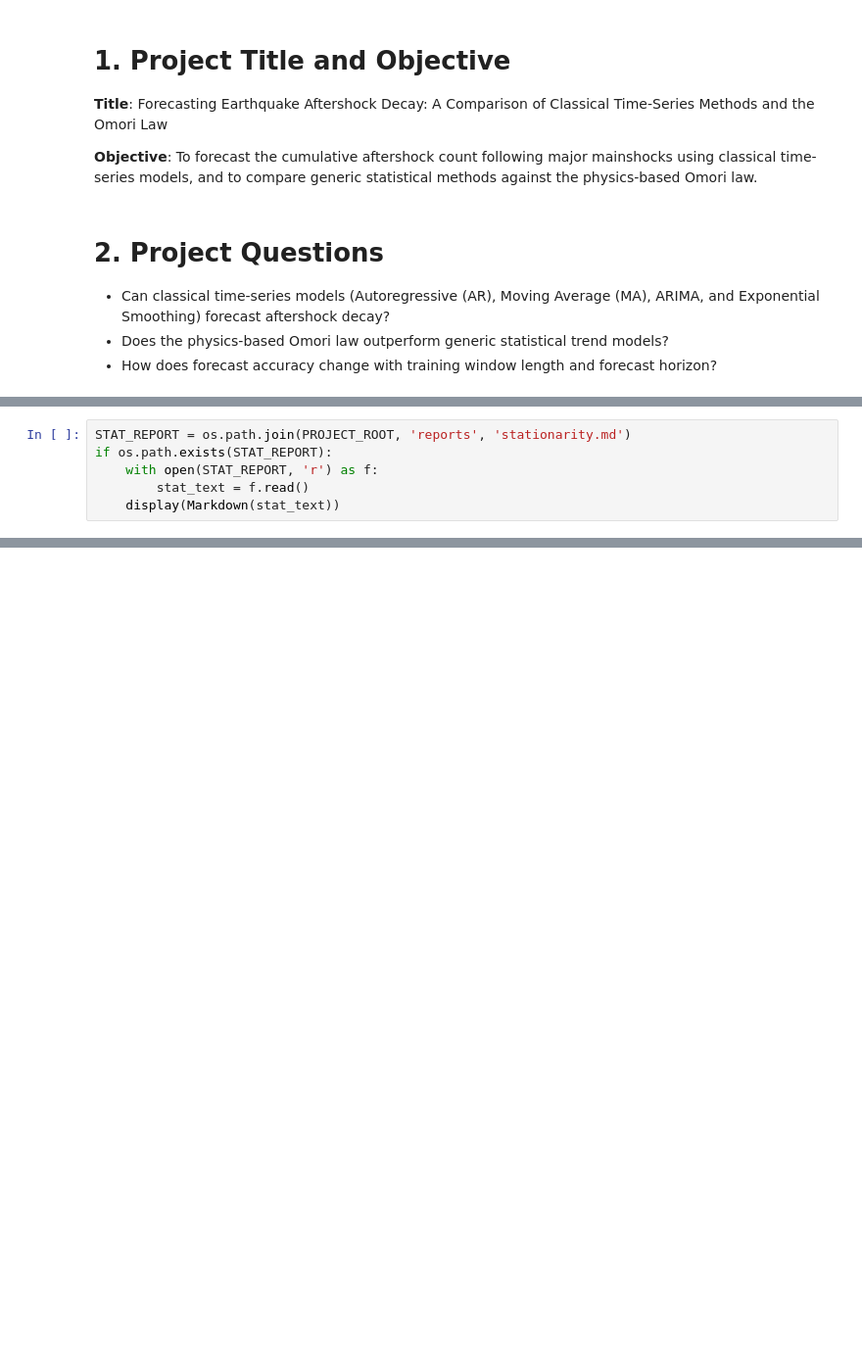
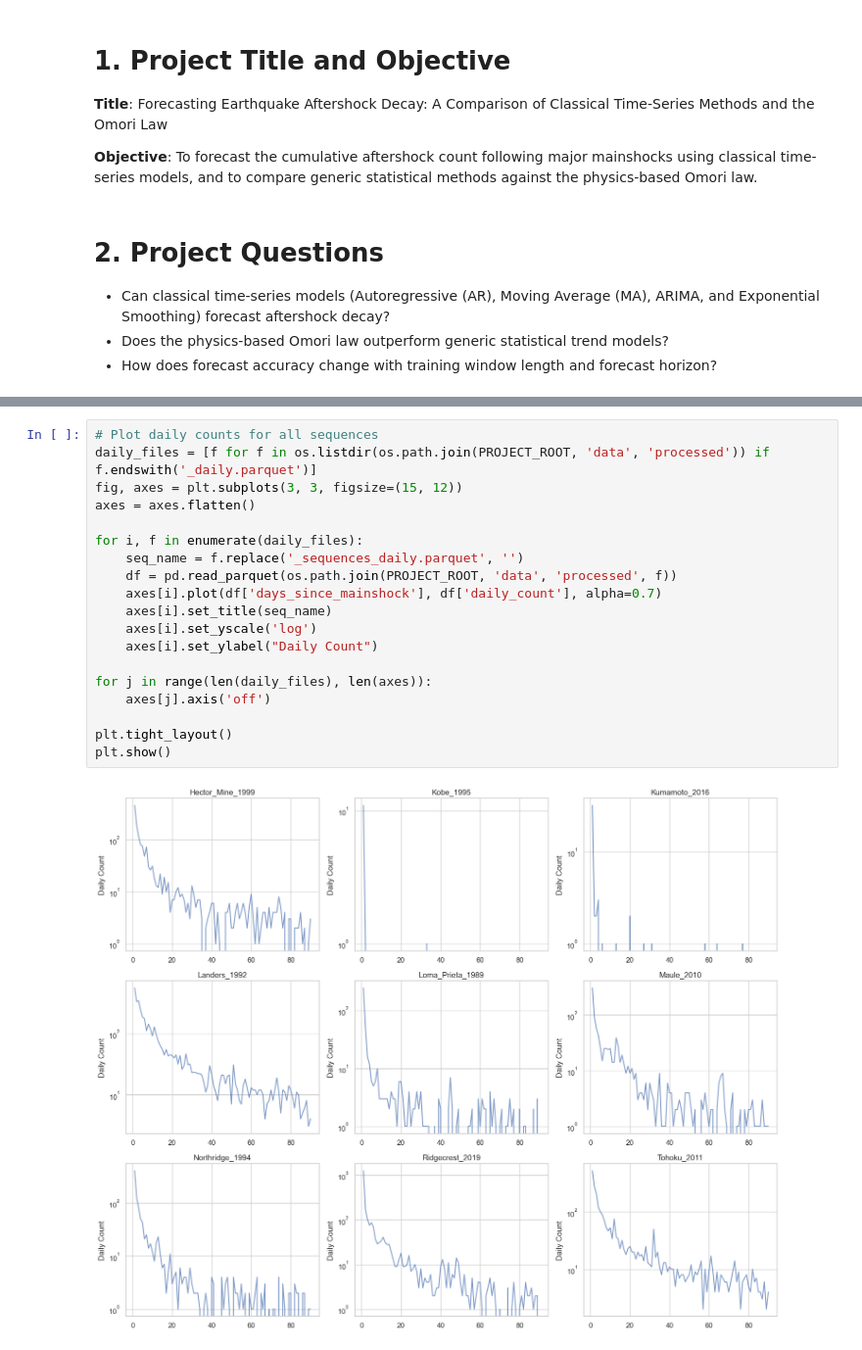
Before and after one commit to cronenberg64/aftershock-decay-forecasting, a Jupyter notebook: notebooks/capstone_main.ipynb, the cells around one changed output, grey strips where cells are left out. Shown at 98% size. Cells and saved outputs as stored; diff of their text form; blank space fills up the shorter version.

```diff
--- a/notebooks/capstone_main.ipynb
+++ b/notebooks/capstone_main.ipynb
@@ -104,6 +10,0 @@ To prepare the data for modeling, several transformations were applied:
-# %%
-STAT_REPORT = os.path.join(PROJECT_ROOT, 'reports', 'stationarity.md')
-if os.path.exists(STAT_REPORT):
-    with open(STAT_REPORT, 'r') as f:
-        stat_text = f.read()
-    display(Markdown(stat_text))
@@ -239,0 +148,21 @@ This notebook serves as the final executed report covering the entire end-to-end
+# %%
+# Plot daily counts for all sequences
+daily_files = [f for f in os.listdir(os.path.join(PROJECT_ROOT, 'data', 'processed')) if f.endswith('_daily.parquet')]
+fig, axes = plt.subplots(3, 3, figsize=(15, 12))
+axes = axes.flatten()
+
+for i, f in enumerate(daily_files):
+    seq_name = f.replace('_sequences_daily.parquet', '')
+    df = pd.read_parquet(os.path.join(PROJECT_ROOT, 'data', 'processed', f))
+    axes[i].plot(df['days_since_mainshock'], df['daily_count'], alpha=0.7)
+    axes[i].set_title(seq_name)
+    axes[i].set_yscale('log')
+    axes[i].set_ylabel("Daily Count")
+
+for j in range(len(daily_files), len(axes)):
+    axes[j].axis('off')
+
+plt.tight_layout()
+plt.show()
+# %% [output]
+[figure, added]
```
Also changed, not shown: parts of 73 cells of this notebook, 4 other files.
